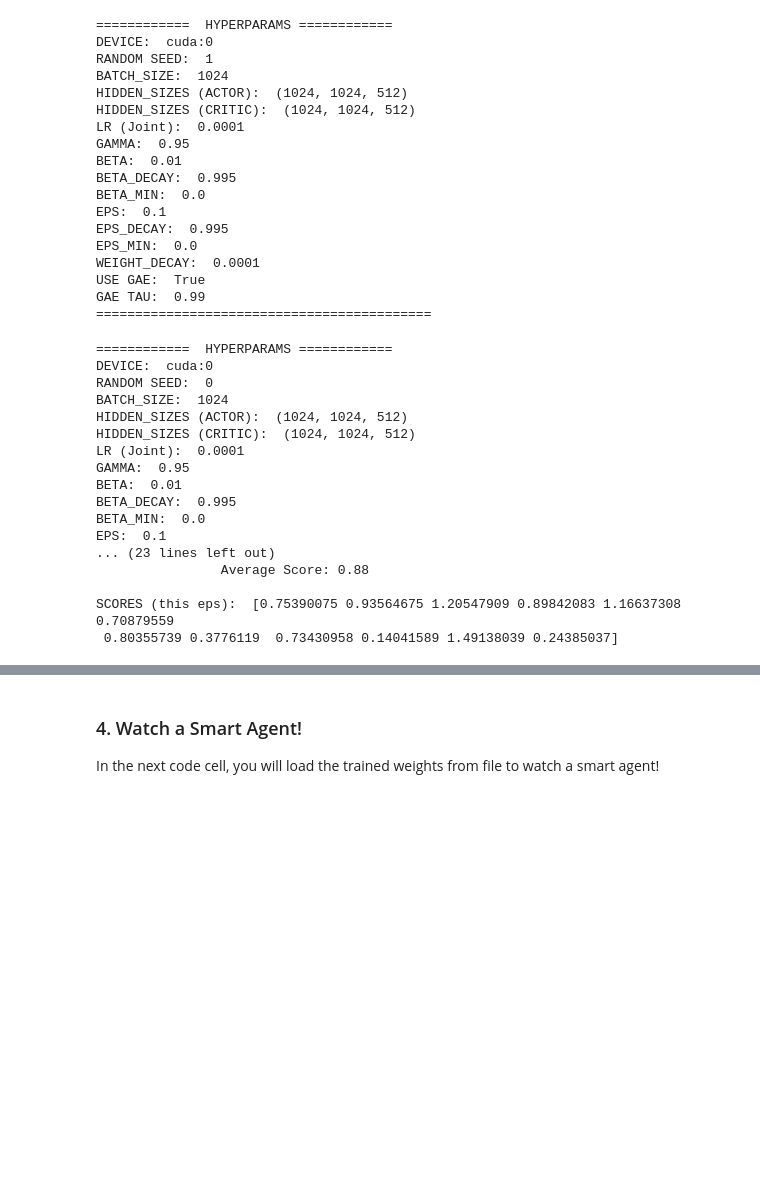
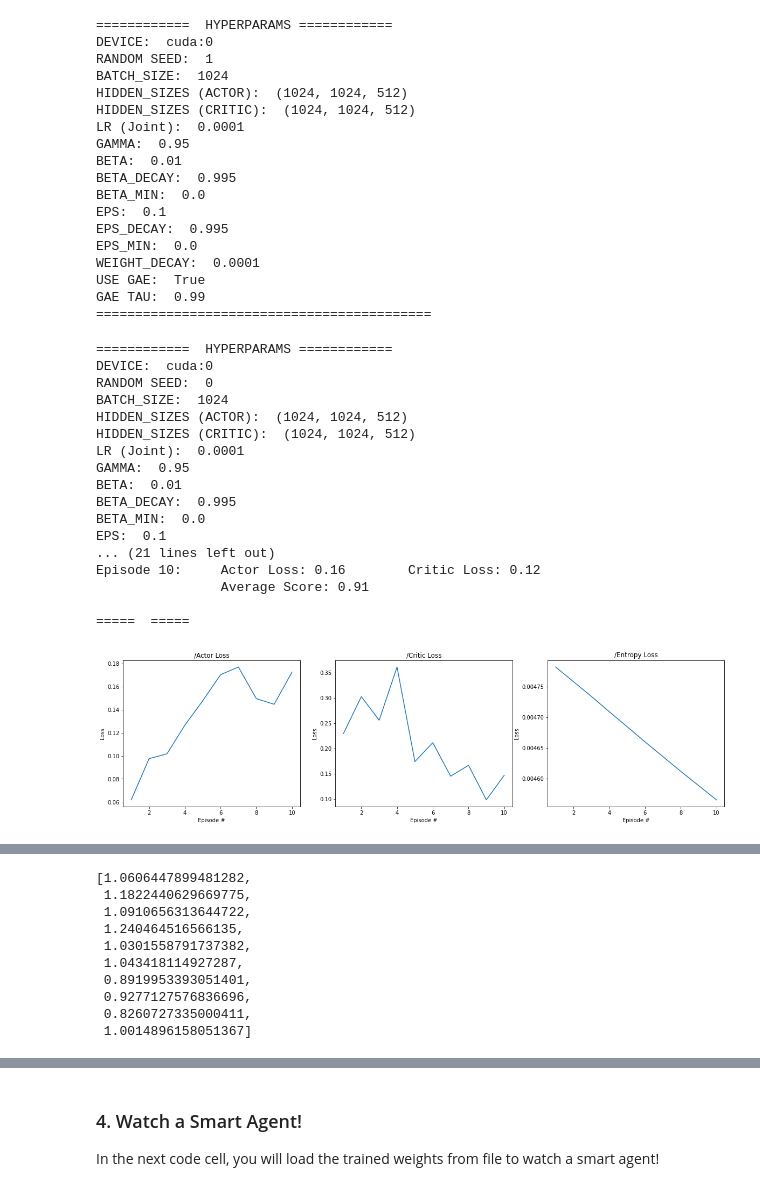
Before and after one commit to derektan95/Deep-Reinforcement-Learning-Algorithms, a Jupyter notebook: p2_continuous-control/PPO_Crawler_MultiAgent_Control_Exercise/MultiAgent_Crawler.ipynb, the cells around one changed output, grey strips where cells are left out. Cells and saved outputs as stored; diff of their text form; code cells hidden in the pictures; blank space fills up the shorter version.

```diff
--- a/p2_continuous-control/PPO_Crawler_MultiAgent_Control_Exercise/MultiAgent_Crawler.ipynb
+++ b/p2_continuous-control/PPO_Crawler_MultiAgent_Control_Exercise/MultiAgent_Crawler.ipynb
@@ -321,36 +307,36 @@ params.verbose = True
 params.random_seed = 0
 params.n_episodes=10
 params.max_t = 20
 params.print_every = 2
 params.save_every = 2
 params.log_weights_every = 100
-params.terminate_on_target_score = True
-params.target_score = 2500.0
+params.terminate_on_target_score = False
 params.plot_stats = True
 params.lr = 1e-4
 params.checkpoint_actor_weights_dir = 'weights/checkpoint_actor/test'
 params.checkpoint_critic_weights_dir = 'weights/checkpoint_critic/test'
 
 
 #### MAIN #####
 logger = Logger(params)
 agent = PPO_Agent(state_size, action_size, params=params)
 ppo(params, logger)
 # %% [output]
 ============  HYPERPARAMS ============
 DEVICE:  cuda:0
 RANDOM SEED:  0
 BATCH_SIZE:  1024
 HIDDEN_SIZES (ACTOR):  (1024, 1024, 512)
 HIDDEN_SIZES (CRITIC):  (1024, 1024, 512)
 LR (Joint):  0.0001
 GAMMA:  0.95
 BETA:  0.01
 BETA_DECAY:  0.995
 BETA_MIN:  0.0
 EPS:  0.1
-... (23 lines left out)
-                Average Score: 0.88
+... (21 lines left out)
+Episode 10:     Actor Loss: 0.16        Critic Loss: 0.12
+                Average Score: 0.91
 
-SCORES (this eps):  [0.75390075 0.93564675 1.20547909 0.89842083 1.16637308 0.70879559
- 0.80355739 0.3776119  0.73430958 0.14041589 1.49138039 0.24385037]
+=====  =====
+[figure, added]
@@ -357,3 +345,13 @@ SCORES (this eps):  [0.75390075 0.93564675 1.20547909 0.89842083 1.16637308 0.70
+[1.0606447899481282,
+ 1.1822440629669775,
+ 1.0910656313644722,
+ 1.240464516566135,
+ 1.0301558791737382,
+ 1.043418114927287,
+ 0.8919953393051401,
+ 0.9277127576836696,
+ 0.8260727335000411,
+ 1.0014896158051367]
 # %%
 def plot_graph(logger):
 
```
Also changed, not shown: parts of 4 cells of this notebook, 2 other files.
